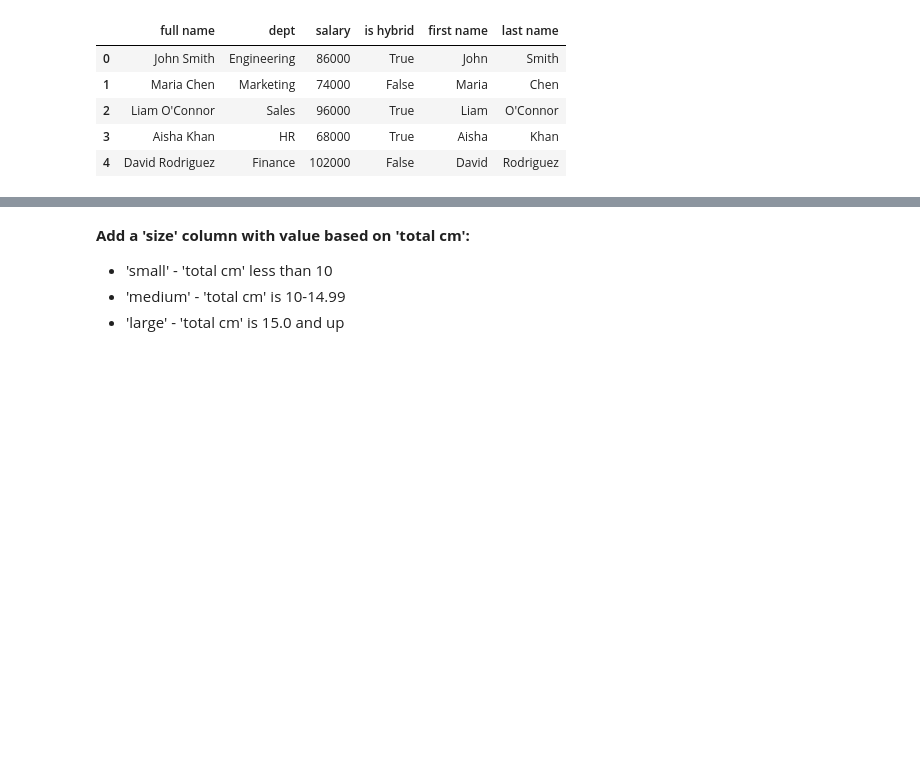
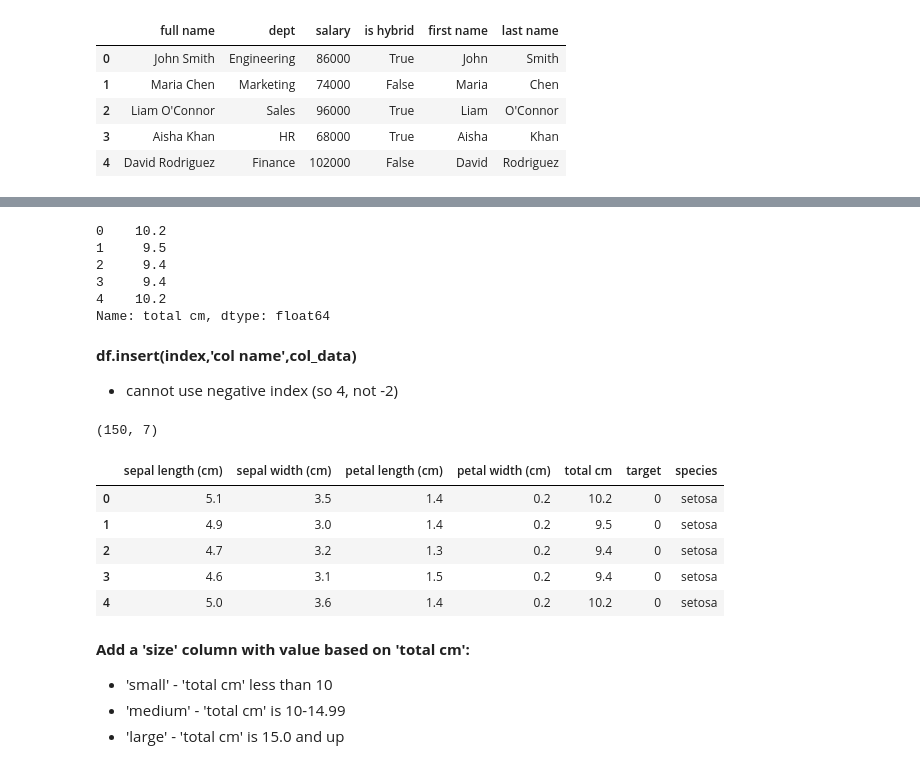
Before and after one commit to brianmccln/Python-Machine-Learning-TMobile-OCt-2025, a Jupyter notebook: __START/_ML_3.5_Irises_K_Nearest_Neighbors_PROG.ipynb, the cells around one changed output, grey strips where cells are left out. Saved outputs shown, nothing was run; the diff lists cells and outputs as text; code cells hidden in the pictures; blank space fills up the shorter version.

```diff
--- a/__START/_ML_3.5_Irises_K_Nearest_Neighbors_PROG.ipynb
+++ b/__START/_ML_3.5_Irises_K_Nearest_Neighbors_PROG.ipynb
@@ -249,3 +258,30 @@ print() # (150, 7)
+# %%
+# move new 'total cm' column so that it follows the 4 measurements:
+tot_cm_col = iris_df.pop('total cm')
+print(tot_cm_col[:5])
+# %% [output]
+0    10.2
+1     9.5
+2     9.4
+3     9.4
+4    10.2
+Name: total cm, dtype: float64
+# %% [markdown]
+**df.insert(index,'col name',col_data)**
+- cannot use negative index (so 4, not -2)
+# %%
+iris_df.insert(4,'total cm', tot_cm_col)
+# %%
+print(iris_df.shape) # (150, 7)
+iris_df.head()
+# %% [output]
+(150, 7)
+|  | sepal length (cm) | sepal width (cm) | petal length (cm) | petal width (cm) | total cm | target | species |
+| 0 | 5.1 | 3.5 | 1.4 | 0.2 | 10.2 | 0 | setosa |
+| 1 | 4.9 | 3.0 | 1.4 | 0.2 | 9.5 | 0 | setosa |
+| 2 | 4.7 | 3.2 | 1.3 | 0.2 | 9.4 | 0 | setosa |
+| 3 | 4.6 | 3.1 | 1.5 | 0.2 | 9.4 | 0 | setosa |
+| 4 | 5.0 | 3.6 | 1.4 | 0.2 | 10.2 | 0 | setosa |
 # %% [markdown]
 **Add a 'size' column with value based on 'total cm':**
 - 'small' - 'total cm' less than 10
```
Also changed, not shown: parts of 2 cells of this notebook.
